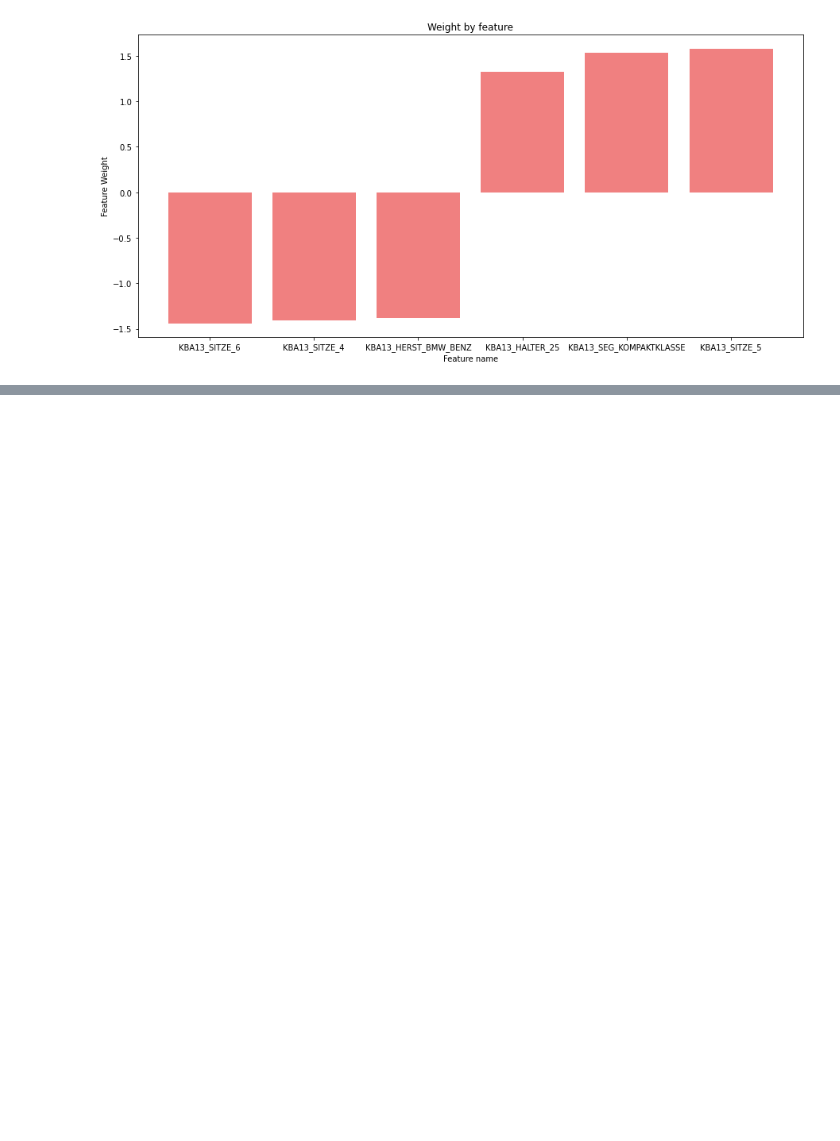
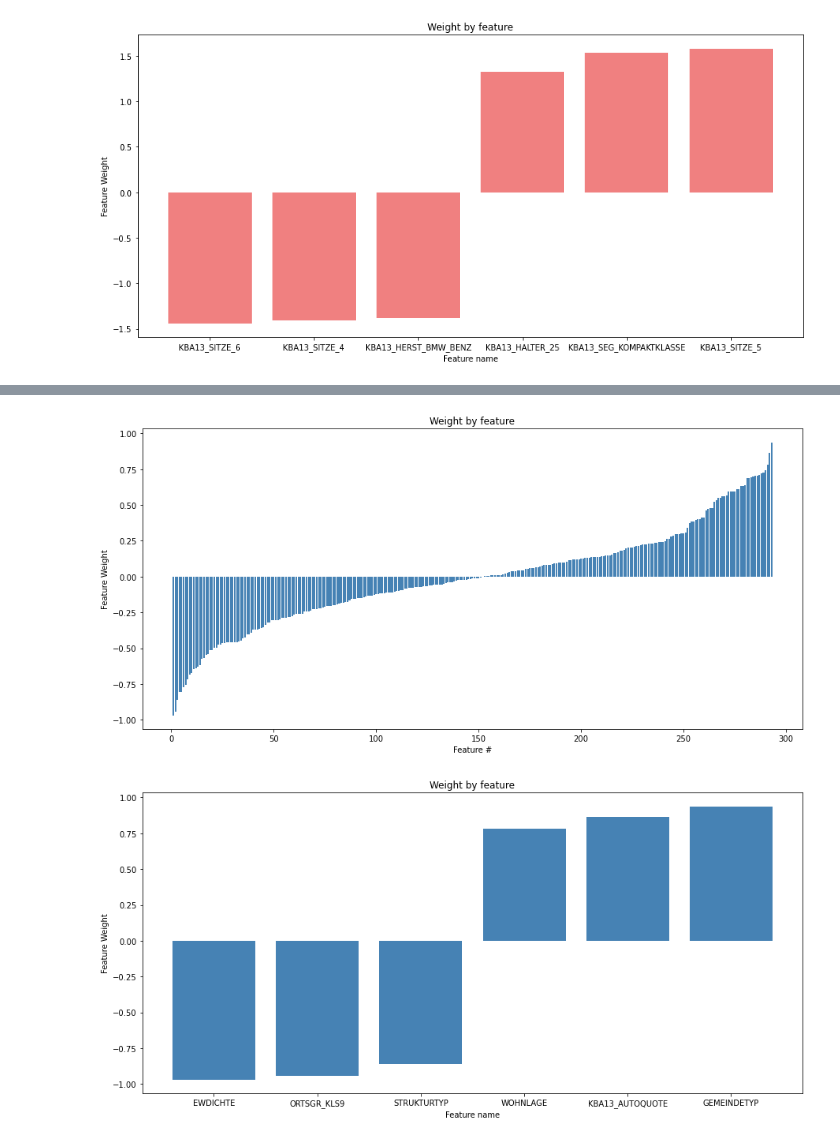
Before and after one commit to bergr7/Bertelsmann_Arvato_Project, a Jupyter notebook: notebooks/Arvato_Customer_Segmentation.ipynb, the cells around one changed output, grey strips where cells are left out. Drawn from its saved outputs; the diff is of its cells as text; code cells hidden in the pictures; blank space fills up the shorter version.

```diff
--- a/notebooks/Arvato_Customer_Segmentation.ipynb
+++ b/notebooks/Arvato_Customer_Segmentation.ipynb
@@ -624,0 +692,9 @@ This cluster crearly represents **young people with low midclass cars and probab
+# %%
+# get over-represented cluster 7 weights by feature
+under_cluster_7 = get_feature_weights_cluster(azdias_pca, kmeans, cluster=7)
+
+# plot weights by feature for over-represented cluster 7
+plot_feature_weights_2(under_cluster_7)
+# %% [output]
+[figure, added]
+[figure, added]
```
Also changed, not shown: parts of 20 cells of this notebook.
